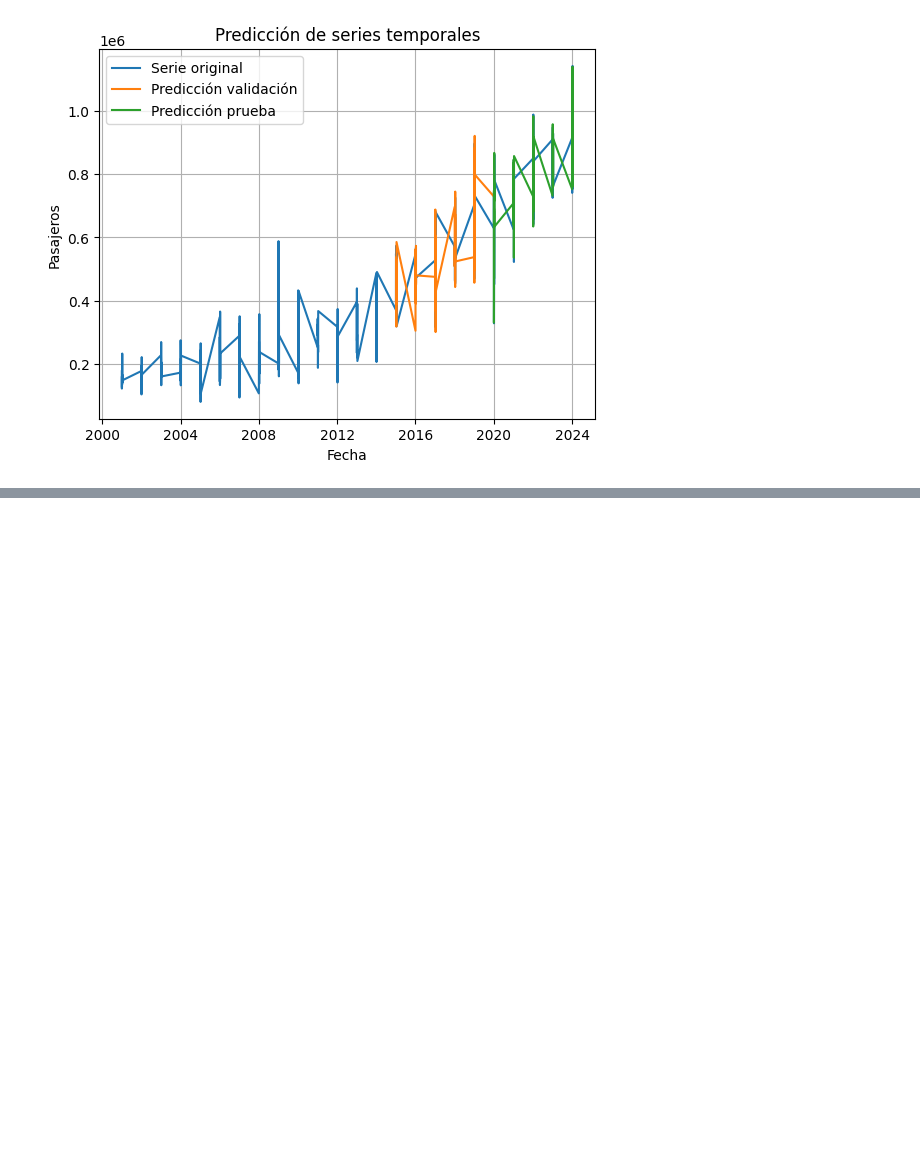
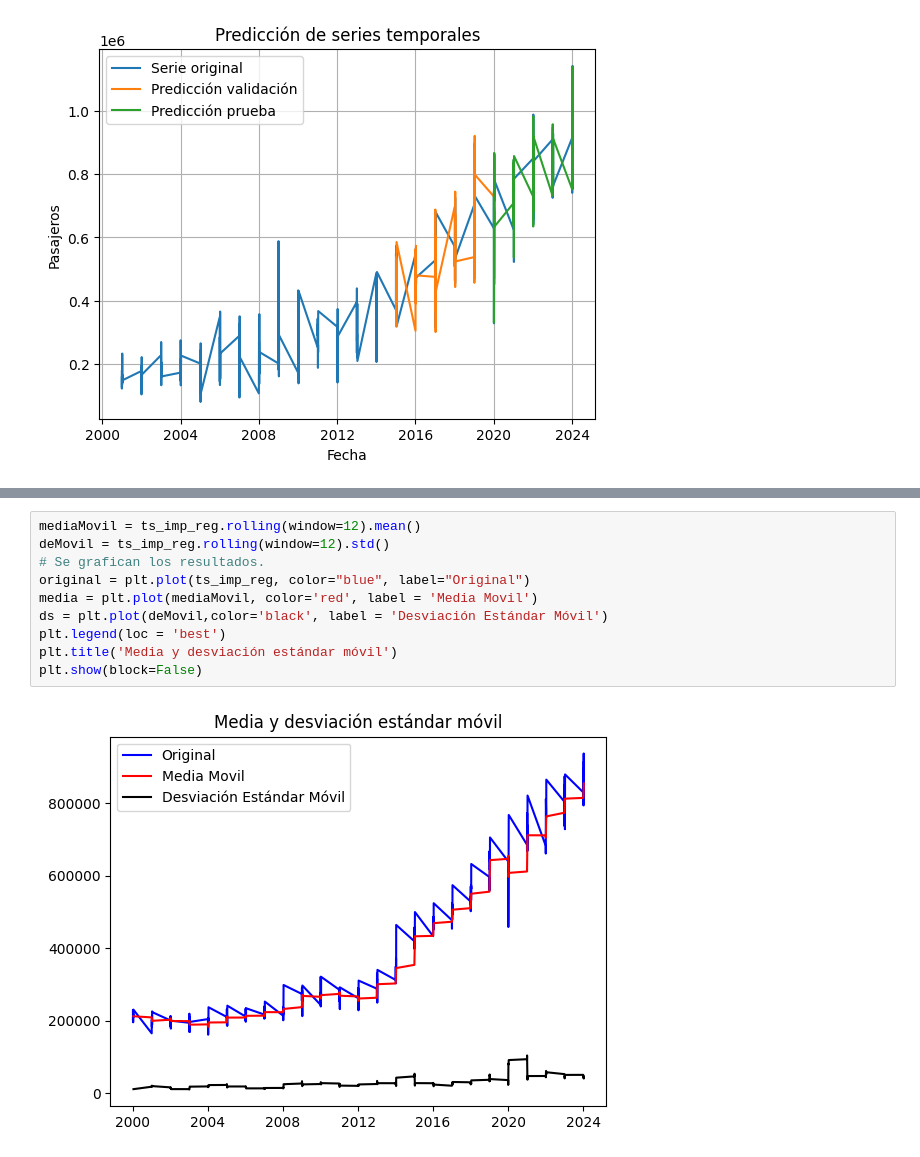
Before and after one commit to xtsebas/time_series, a Jupyter notebook: serie_tiempo_LSTM.ipynb, the cells around one changed output, grey strips where cells are left out. Saved outputs shown, nothing was run; the diff lists cells and outputs as text; blank space fills up the shorter version.

```diff
--- a/serie_tiempo_LSTM.ipynb
+++ b/serie_tiempo_LSTM.ipynb
@@ -539,0 +560,12 @@ plt.show()
+# %%
+mediaMovil = ts_imp_reg.rolling(window=12).mean()
+deMovil = ts_imp_reg.rolling(window=12).std()
+# Se grafican los resultados.
+original = plt.plot(ts_imp_reg, color="blue", label="Original")
+media = plt.plot(mediaMovil, color='red', label = 'Media Movil')
+ds = plt.plot(deMovil,color='black', label = 'Desviación Estándar Móvil')
+plt.legend(loc = 'best')
+plt.title('Media y desviación estándar móvil')
+plt.show(block=False)
+# %% [output]
+[figure, added]
```
Also changed, not shown: parts of 35 cells of this notebook.
